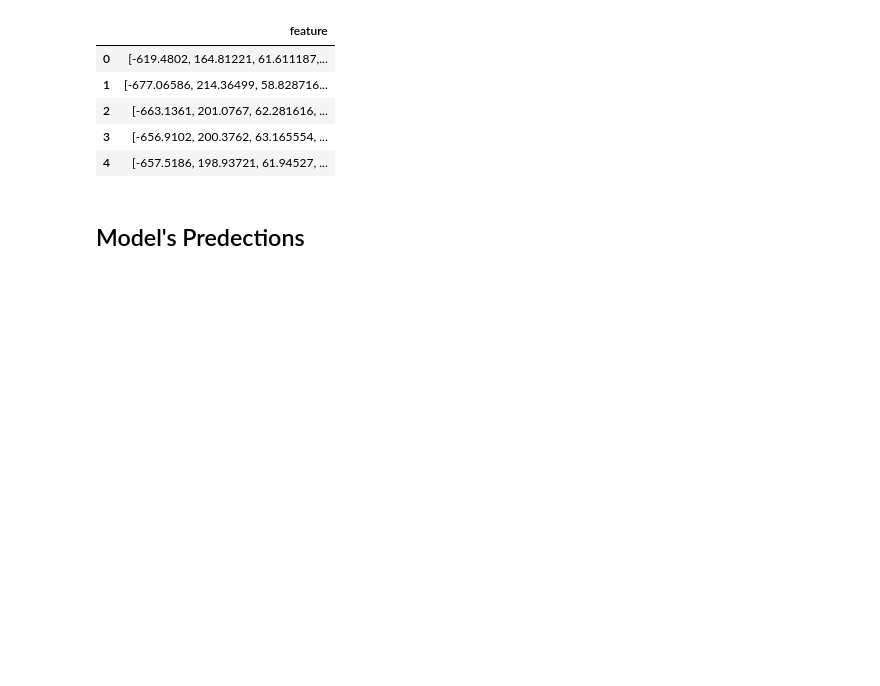
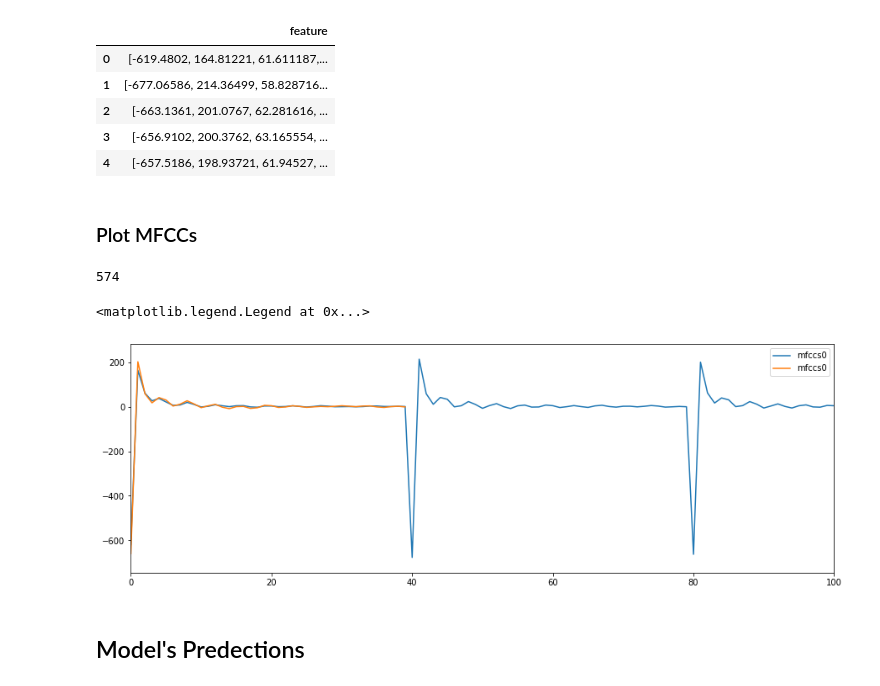
Before and after one commit to blackmountainb/taad-project, a Jupyter notebook: code/Model_Predict.ipynb, the cells around one changed output. Cells and saved outputs as stored; diff of their text form; code cells hidden in the pictures; blank space fills up the shorter version.

```diff
--- a/code/Model_Predict.ipynb
+++ b/code/Model_Predict.ipynb
@@ -113,6 +111,29 @@ featuresdf.head()
 featuresdf.iloc[0]['feature']
 fileMFCCs = '../MFCCs/' + fname + "_" + str(windowSize) + '.pkl'
 featuresdf.to_pickle(fileMFCCs)
+# %% [markdown]
+### Plot MFCCs
+# %%
+mfccsArr = np.array(featuresdf.feature.tolist())
+
+print(len(mfccsArr))
+listT = []
+
+for item in mfccsArr:
+    for j in item:
+        listT.append(j)
+
+
+plt.figure(figsize=(15,5))
+plt.xlim([0, 100])
+plt.plot(listT, label='mfccs0')
+plt.plot(mfccsArr[50], label='mfccs0')
+
+plt.legend()
+# %% [output]
+574
+<matplotlib.legend.Legend at 0x...>
+[figure, added]
 # %% [markdown]
 ## Model's Predections
 # %% [markdown]
```
Also changed, not shown: parts of 10 cells of this notebook.
